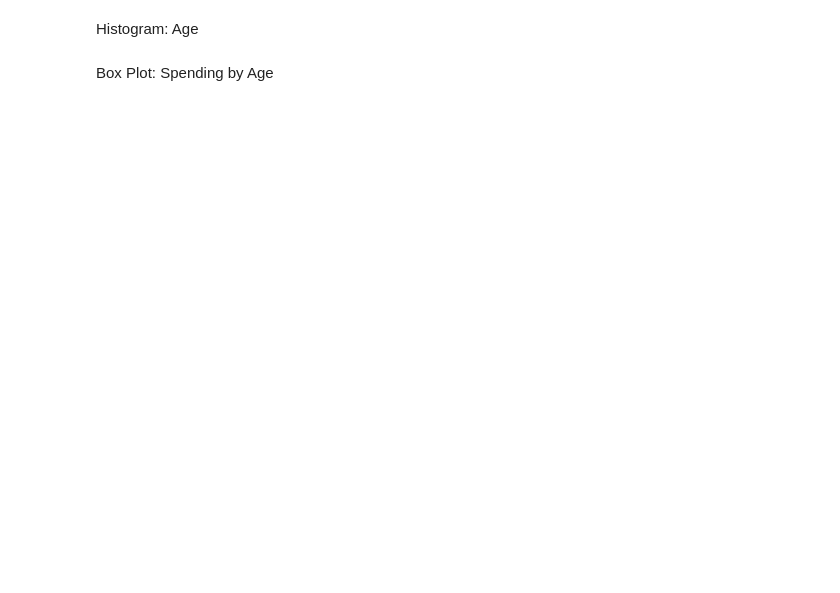
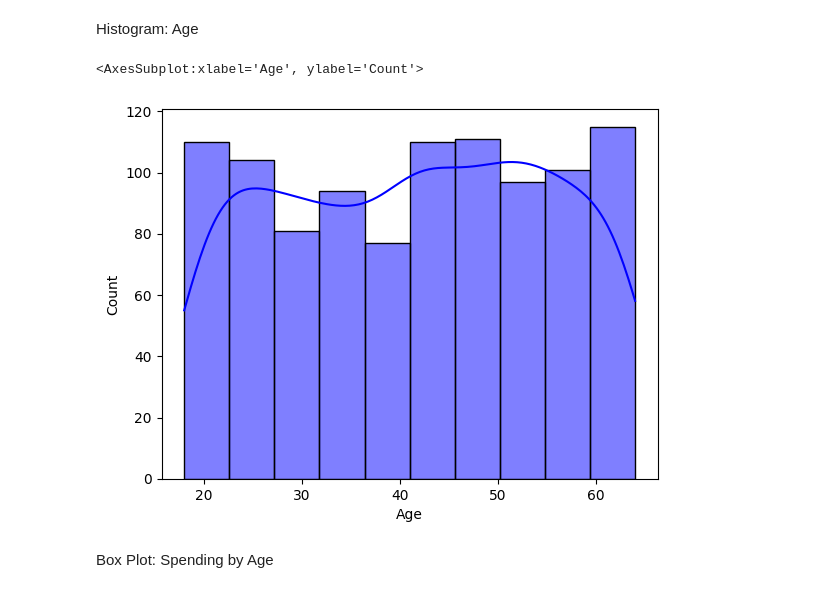
Before and after one commit to footroot/C12-Lecture-Backpack, a Jupyter notebook: Data Science (DS)/Week08/TaskWalkthrough2/Code/sales.ipynb, the cells around one changed output. Cells and saved outputs as stored; diff of their text form; code cells hidden in the pictures; blank space fills up the shorter version.

```diff
--- a/Data Science (DS)/Week08/TaskWalkthrough2/Code/sales.ipynb
+++ b/Data Science (DS)/Week08/TaskWalkthrough2/Code/sales.ipynb
@@ -31,4 +110,9 @@ Bar Plot: Revenue by category
 # %% [markdown]
 Histogram: Age
+# %%
+sns.histplot(sales_df["Age"], bins=10, kde=True, color="blue")
+# %% [output]
+<AxesSubplot:xlabel='Age', ylabel='Count'>
+[figure, added]
 # %% [markdown]
 Box Plot: Spending by Age
```
Also changed, not shown: parts of 11 cells of this notebook.
